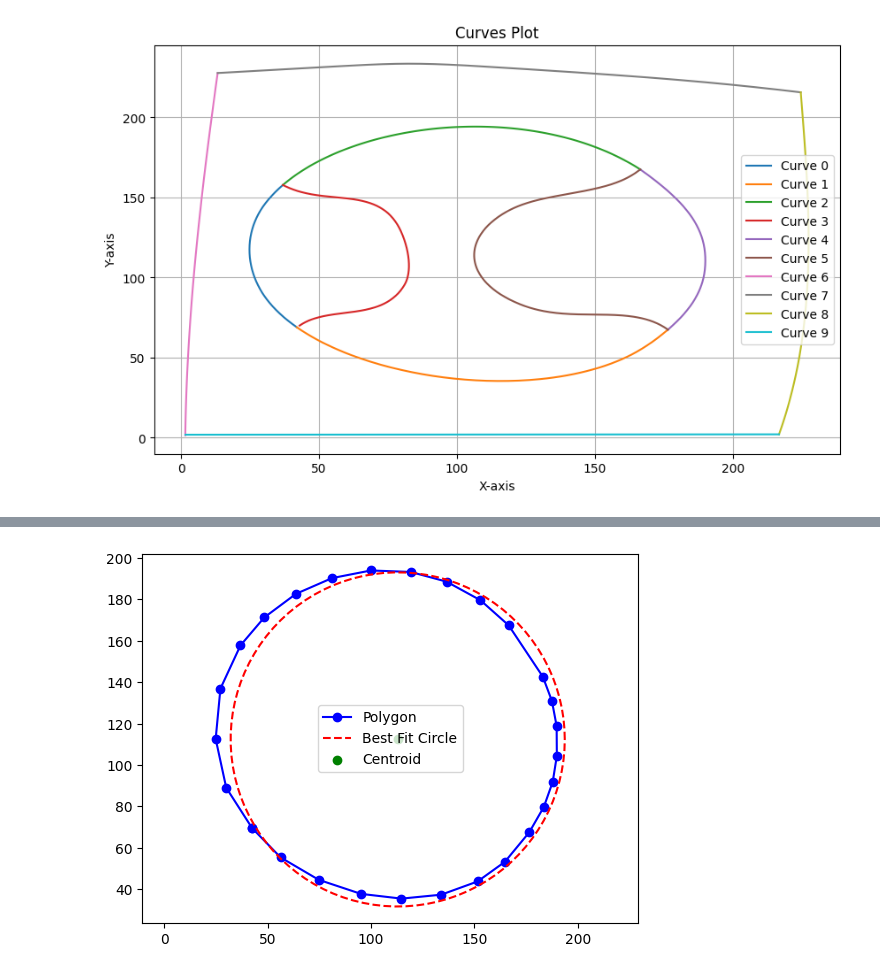
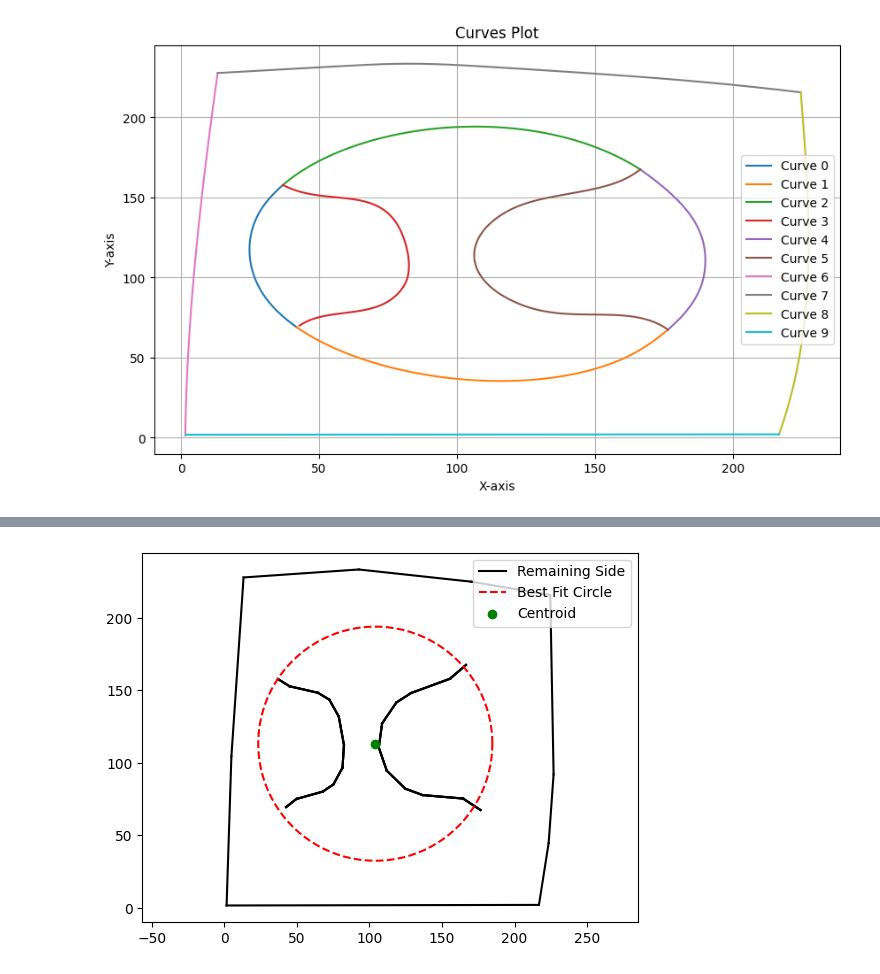
Before and after one commit to shubhamshinde6762/Adobe_Gensolve, a Jupyter notebook: all_integrated.ipynb, the cells around one changed output, grey strips where cells are left out. Saved outputs shown, nothing was run; the diff lists cells and outputs as text; code cells hidden in the pictures.

```diff
--- a/all_integrated.ipynb
+++ b/all_integrated.ipynb
@@ -397,4 +428,8 @@ best_fit_square(polygon)
 # %%
+import numpy as np
+import matplotlib.pyplot as plt
+import heapq
+
 def mean_square_circle_error(polygon, center, radius):
     total_error = 0
     for point in polygon:
@@ -405,36 +440,92 @@ def mean_square_circle_error(polygon, center, radius):
     return mse
 
 def best_fit_circle(polygon):
-    # Convert polygon to numpy array for easier manipulation
     polygon = np.array(polygon)
 
-    # Calculate the centroid of the polygon
     centroid = np.mean(polygon, axis=0)
-
-    # Calculate the radius as the average distance from the centroid to the polygon vertices
     distances = np.linalg.norm(polygon - centroid, axis=1)
     radius = np.mean(distances)
+    mse = mean_square_circle_error(polygon, centroid, radius)
 
-    # Calculate the mean square fitting error
-    mse = mean_square_circle_error(polygon, centroid, radius)
-    print(f'Mean Square Fitting Error: {mse:.4f}')
+    return centroid, radius, mse
 
-    # Create circle for plotting
+def plot_polygon_and_circle(polygon, centroid, radius, label):
+    polygon = np.array(polygon)  # Ensure polygon is a numpy array
     theta = np.linspace(0, 2 * np.pi, 100)
     circle_x = centroid[0] + radius * np.cos(theta)
     circle_y = centroid[1] + radius * np.sin(theta)
 
-    # Plot the polygon and the best fit circle
-    plt.figure()
-    plt.plot(*polygon.T, 'bo-', label='Polygon')
-    plt.plot(circle_x, circle_y, 'r--', label='Best Fit Circle')
+    # plt.plot(*polygon.T, 'b-', label='Polygon')
+    plt.plot(circle_x, circle_y, 'r--', label=label)
     plt.scatter(*centroid, color='green', zorder=5, label='Centroid')
-    plt.legend()
-    plt.axis('equal')
-    plt.show()
 
-# Example polygon vertices
-polygon = unique_cycles[0]
+def plot_remaining_sides(unique_cycles, marked_sides):
+    for polygon in unique_cycles:
+        polygon = np.array(polygon)
+        for i in range(len(polygon)):
+            side = tuple(sorted([tuple(polygon[i]), tuple(polygon[(i + 1) % len(polygon)])]))
+            if side not in marked_sides:
+                plt.plot(*np.array([polygon[i], polygon[(i + 1) % len(polygon)]]).T, 'k-', label='Remaining Side' if i == 0 else "")
 
-best_fit_circle(polygon)
+min_heap = []
+possible_circles = []
+unused_loops = []
+
+for polygon in unique_cycles:
+    centroid, radius, mse = best_fit_circle(polygon)
+    heapq.heappush(min_heap, (mse, centroid, radius, polygon))
+
+marked_sides = set()
+
+while min_heap:
+    mse, centroid, radius, polygon = heapq.heappop(min_heap)
+
+    contains_marked_side = False
+    for i in range(len(polygon)):
+        side = tuple(sorted([tuple(polygon[i]), tuple(polygon[(i + 1) % len(polygon)])]))
+        if side in marked_sides:
+            contains_marked_side = True
+            break
+
+    if contains_marked_side:
+        unused_loops.append(polygon)
+        continue
+
+    if mse < 25:
+        print(f'Mean Square Fitting Error: {mse:.4f}')
+        possible_circles.append((centroid, radius, polygon))
+        # plot_polygon_and_circle(polygon, centroid, radius, label='Best Fit Circle')
+
+        for i in range(len(polygon)):
+            side = tuple(sorted([tuple(polygon[i]), tuple(polygon[(i + 1) % len(polygon)])]))
+            marked_sides.add(side)
+    else:
+        unused_loops.append(polygon)
+
+for polygon in unique_cycles:
+    for i in range(len(polygon)):
+        side = tuple(sorted([tuple(polygon[i]), tuple(polygon[(i + 1) % len(polygon)])]))
+
+
+filtered_unused_loops = []
+for loop in unused_loops:
+    all_sides_unused = True
+    for i in range(len(loop)):
+        side = tuple(sorted([tuple(loop[i]), tuple(loop[(i + 1) % len(loop)])]))
+        if side in marked_sides:
+            all_sides_unused = False
+            break
+    if all_sides_unused:
+        filtered_unused_loops.append(loop)
+
+plt.figure()
+
+plot_remaining_sides(unique_cycles, marked_sides)
+
+for centroid, radius, polygon in possible_circles:
+    plot_polygon_and_circle(polygon, centroid, radius, label='Best Fit Circle')
+
+plt.legend()
+plt.axis('equal')
+plt.show()
 # %% [output]
@@ -442 +533 @@ Mean Square Fitting Error: 16.6472
-[figure, old version]
+[figure, new version]
```
Also changed, not shown: parts of 9 cells of this notebook, 2 other files.
